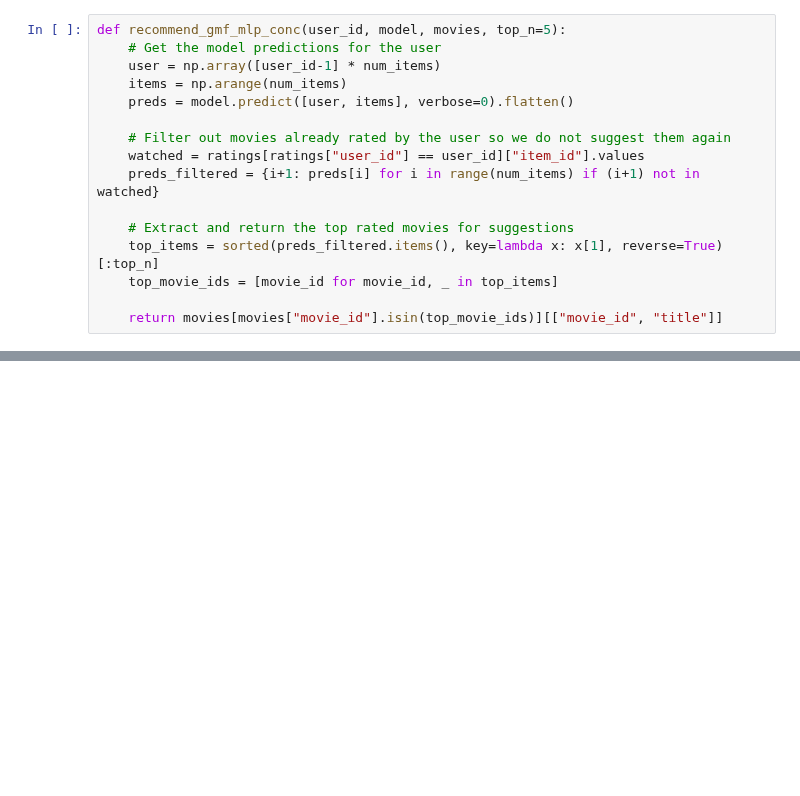
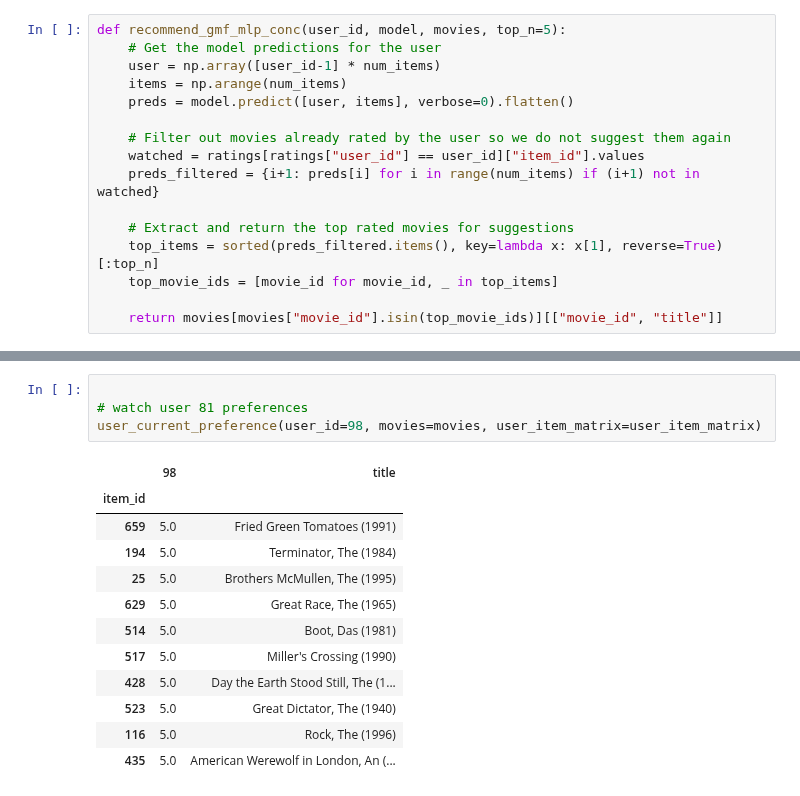
Before and after one commit to raliaskarov/tutorial_eth_ais_roman, a Jupyter notebook: in_class/Block 3/Recommendation_Systems.ipynb, the cells around one changed output, grey strips where cells are left out. Cells and saved outputs as stored; diff of their text form; blank space fills up the shorter version.

```diff
--- a/in_class/Block 3/Recommendation_Systems.ipynb
+++ b/in_class/Block 3/Recommendation_Systems.ipynb
@@ -624,0 +663,17 @@ recommend_gmf_mlp_conc(10, model, movies)
+# %%
+
+# watch user 81 preferences
+user_current_preference(user_id=98, movies=movies, user_item_matrix=user_item_matrix)
+# %% [output]
+|  | 98 | title |
+| item_id |  |  |
+| 659 | 5.0 | Fried Green Tomatoes (1991) |
+| 194 | 5.0 | Terminator, The (1984) |
+| 25 | 5.0 | Brothers McMullen, The (1995) |
+| 629 | 5.0 | Great Race, The (1965) |
+| 514 | 5.0 | Boot, Das (1981) |
+| 517 | 5.0 | Miller's Crossing (1990) |
+| 428 | 5.0 | Day the Earth Stood Still, The (1... |
+| 523 | 5.0 | Great Dictator, The (1940) |
+| 116 | 5.0 | Rock, The (1996) |
+| 435 | 5.0 | American Werewolf in London, An (... |
```
Also changed, not shown: parts of 3 cells of this notebook.
